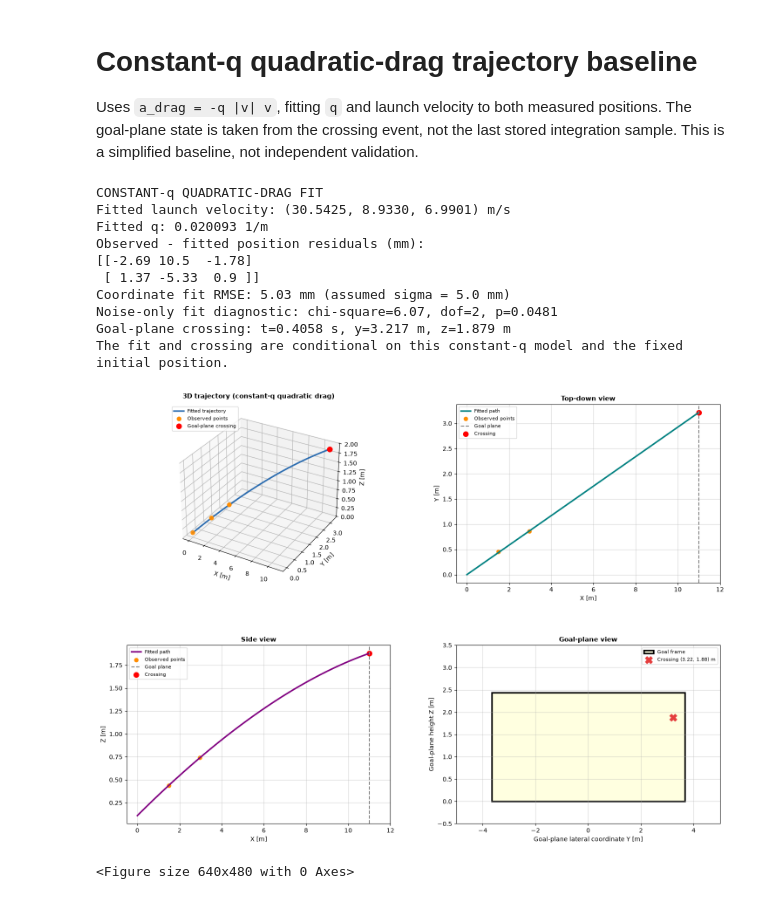
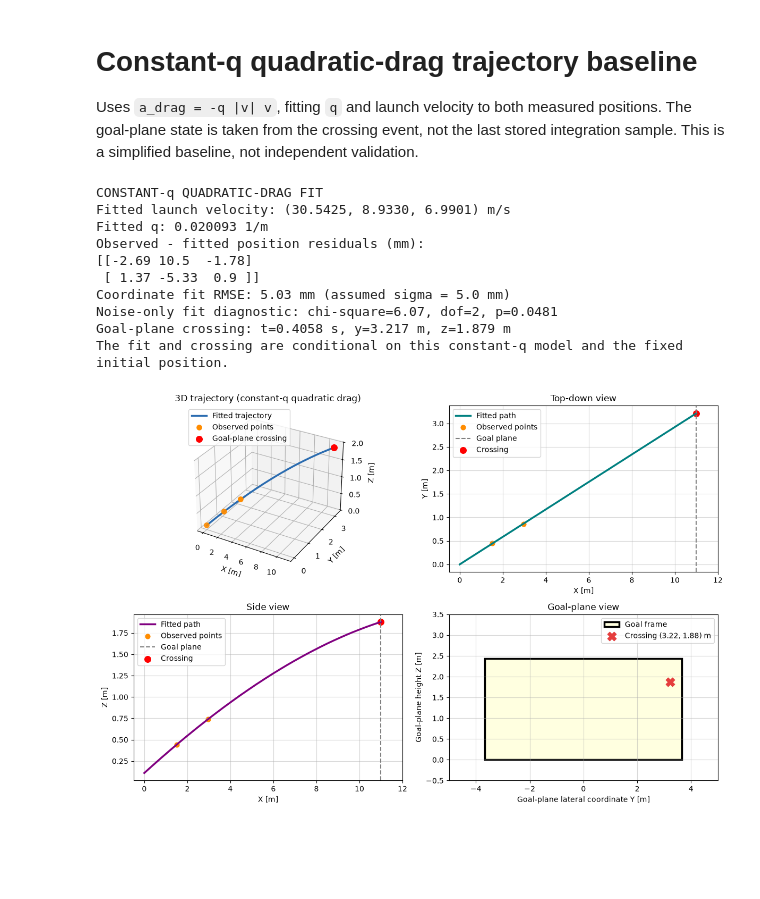
Before and after one commit to Zombizzzzzzz/UndergradPhysicsComp2026, a Jupyter notebook: upc2_quadDrag.ipynb, the cells around one changed output. Saved outputs shown, nothing was run; the diff lists cells and outputs as text; code cells hidden in the pictures; blank space fills up the shorter version.

```diff
--- a/upc2_quadDrag.ipynb
+++ b/upc2_quadDrag.ipynb
@@ -103,8 +103,7 @@ print(f"Noise-only fit diagnostic: chi-square={fit_chi2:.2f}, dof={fit_dof}, p={
 print(f"Goal-plane crossing: t={t_goal:.4f} s, y={y_goal:.3f} m, z={z_goal:.3f} m")
 print("The fit and crossing are conditional on this constant-q model and the fixed initial position.")
 
-
-fig = plt.figure(figsize=(15, 11))
+fig = plt.figure(figsize=(12, 8))
 
 ax1 = fig.add_subplot(221, projection="3d")
 ax1.plot(x, y, z, color="#2B6CB0", linewidth=2.5, label="Fitted trajectory")
@@ -113,8 +112,8 @@ ax1.scatter([goal_x], [y_goal], [z_goal], color="red", s=70, label="Goal-plane c
 ax1.set_xlabel("X [m]")
 ax1.set_ylabel("Y [m]")
 ax1.set_zlabel("Z [m]")
-ax1.set_title("3D trajectory (constant-q quadratic drag)", fontsize=11, fontweight="bold", pad=10)
-ax1.legend(loc="upper left", fontsize=8)
+ax1.set_title("3D trajectory (constant-q quadratic drag)")
+ax1.legend(loc="upper left")
 
 ax2 = fig.add_subplot(222)
 ax2.plot(x, y, color="#008080", linewidth=2.5, label="Fitted path")
@@ -124,49 +123,44 @@ ax2.scatter(goal_x, y_goal, color="red", s=70, label="Crossing")
 ax2.set_xlim(-0.5, 12.0)
 ax2.set_xlabel("X [m]")
 ax2.set_ylabel("Y [m]")
-ax2.set_title("Top-down view", fontsize=11, fontweight="bold")
+ax2.set_title("Top-down view")
 ax2.grid(True, alpha=0.5)
-ax2.legend(fontsize=8)
+ax2.legend()
 
 ax3 = fig.add_subplot(223)
 ax3.plot(x, z, color="purple", linewidth=2.5, label="Fitted path")
 ax3.scatter([r1[0], r2[0]], [r1[2], r2[2]], color="darkorange", s=40, label="Observed points")
 ax3.axvline(goal_x, color="gray", linestyle="--", label="Goal plane")
 ax3.scatter(goal_x, z_goal, color="red", s=70, label="Crossing")
 ax3.set_xlim(-0.5, 12.0)
 ax3.set_xlabel("X [m]")
 ax3.set_ylabel("Z [m]")
-ax3.set_title("Side view", fontsize=11, fontweight="bold")
+ax3.set_title("Side view")
 ax3.grid(True, alpha=0.5)
-ax3.legend(fontsize=8)
+ax3.legend()
 
 ax4 = fig.add_subplot(224)
 ax4.add_patch(Rectangle((goal_y_bounds[0], goal_z_bounds[0]), goal_y_bounds[1]-goal_y_bounds[0], goal_z_bounds[1]-goal_z_bounds[0], linewidth=2.5, edgecolor="black", facecolor="#FFFFE0", label="Goal frame", zorder=1))
 ax4.scatter(y_goal, z_goal, color="#E53E3E", marker="X", s=140, zorder=4, label=f"Crossing ({y_goal:.2f}, {z_goal:.2f}) m")
 ax4.set_xlim(-5.0, 5.0)
 ax4.set_ylim(-0.5, 3.5)
 ax4.set_xlabel("Goal-plane lateral coordinate Y [m]")
 ax4.set_ylabel("Goal-plane height Z [m]")
-ax4.set_title("Goal-plane view", fontsize=11, fontweight="bold")
+ax4.set_title("Goal-plane view")
 ax4.grid(True, alpha=0.5)
-ax4.legend(loc="upper right", fontsize=8)
-
-fig.tight_layout(pad=2.5)
-fig.subplots_adjust(wspace=0.25, hspace=0.35)
-plt.show()
+ax4.legend(loc="upper right")
 
 plt.tight_layout()
 plt.show()
 # %% [output]
 CONSTANT-q QUADRATIC-DRAG FIT
 Fitted launch velocity: (30.5425, 8.9330, 6.9901) m/s
 Fitted q: 0.020093 1/m
 Observed - fitted position residuals (mm):
 [[-2.69 10.5  -1.78]
  [ 1.37 -5.33  0.9 ]]
 Coordinate fit RMSE: 5.03 mm (assumed sigma = 5.0 mm)
 Noise-only fit diagnostic: chi-square=6.07, dof=2, p=0.0481
 Goal-plane crossing: t=0.4058 s, y=3.217 m, z=1.879 m
 The fit and crossing are conditional on this constant-q model and the fixed initial position.
-[figure, old version]
+[figure, new version]
-<Figure size 640x480 with 0 Axes>
```
Also changed, not shown: 1 other file.
